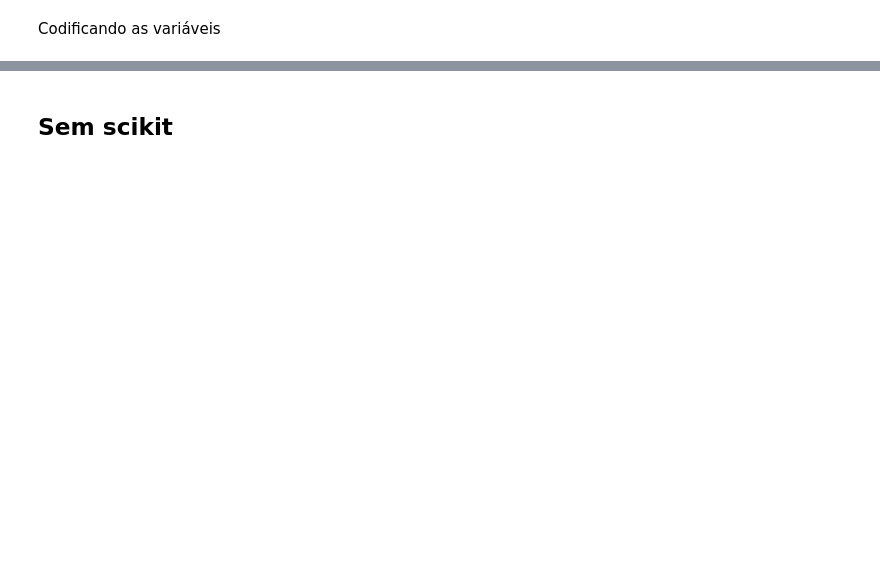
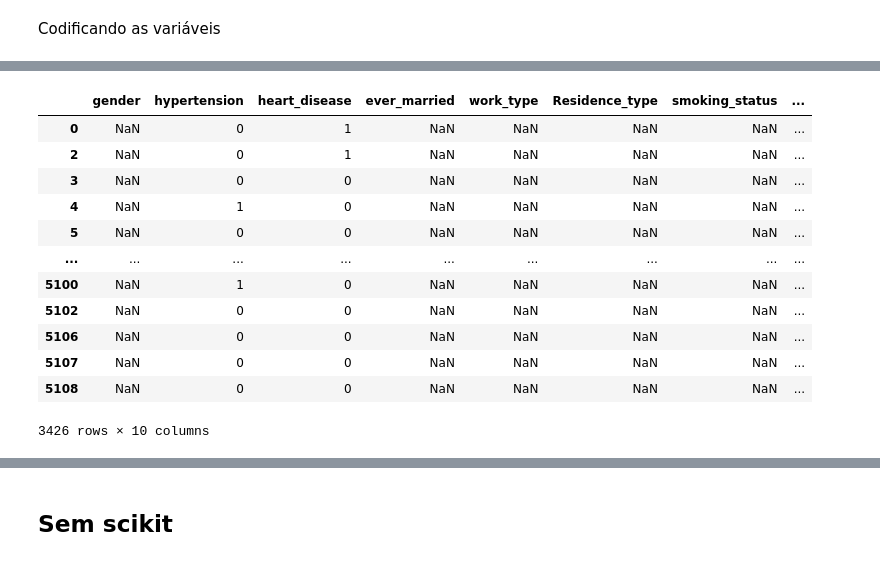
Before and after one commit to mariamaOlive/estatistica-residencia, a Jupyter notebook: projetoEstatisticaDescritiva.ipynb, the cells around one changed output, grey strips where cells are left out. Cells and saved outputs as stored; diff of their text form; code cells hidden in the pictures; blank space fills up the shorter version.

```diff
--- a/projetoEstatisticaDescritiva.ipynb
+++ b/projetoEstatisticaDescritiva.ipynb
@@ -278,57 +275,72 @@ X['gender'] = X['gender'].map({
 'Other':int(2)})
 
 # ever_married
 X['ever_married'] = X['ever_married'].map({
 'Yes':int(1),
 'No':int(0)})
 
 # work_type
 X['work_type'] = X['work_type'].map({
 'Private':int(3),
 'Self-employed':int(4),
 'Govt_job':int(2),
 'children':int(1),
 'Never_worked':int(0)})
 
 # Residence_type
 X['Residence_type'] = X['Residence_type'].map({
 'Urban':int(2),
 'Rural':int(1)})
 
 # smoking_status
 X['smoking_status'] = X['smoking_status'].map({
 'formerly smoked':int(1),
 'never smoked':int(2),
 'smokes':int(3),
 'Unknown':int(0)})
 
-# Faixas
-# Faixa de idades
+X['faixaIdade'] = X['faixaIdade'].astype('category').cat.codes
+X['faixaIMC'] = X['faixaIMC'].astype('category').cat.codes
+X
 
- X['faixaIdade'] = X['faixaIdade'].map({
-     '(0, 10]' : int(1),
-     '(10, 25]' : int(2),
-     '(25, 50]' : int(3),
-     '(50, 75]' : int(4),
-     '(75, 90]' : int(5)
- })
+# X['faixaIdade'] = X['faixaIdade'].map({
+#     '(0, 10]' : int(1),
+#     '(10, 25]' : int(2),
+#     '(25, 50]' : int(3),
+#     '(50, 75]' : int(4),
+#     '(75, 90]' : int(5)
+# })
 
- # Faixa de IMC
- X['faixaIMC'] = X['faixaIMC'].map({
-     '(0.0, 18.5] ' : int(1),
-     '(18.5, 25.0]' : int(2),
-     '(25.0, 30.0]' : int(3),
-     '(30.0, 40.0]': int(4),
-     '(40.0, 100.0]' : int(5)
- })
+# # Faixa de IMC
+# X['faixaIMC'] = X['faixaIMC'].map({
+#     '(0.0, 18.5] ' : int(1),
+#     '(18.5, 25.0]' : int(2),
+#     '(25.0, 30.0]' : int(3),
+#     '(30.0, 40.0]': int(4),
+#     '(40.0, 100.0]' : int(5)
+# })
 
- # Faixa de glicose
- X['faixaGlicose'] = X['faixaGlicose'].map({
-     '(0, 70]' : int(1),
-     '(70, 100]' : int(2),
-     '(100, 125] ' : int(3),
-     '(125, 300]' : int(4)
- })
+# # Faixa de glicose
+# X['faixaGlicose'] = X['faixaGlicose'].map({
+#     '(0, 70]' : int(1),
+#     '(70, 100]' : int(2),
+#     '(100, 125] ' : int(3),
+#     '(125, 300]' : int(4)
+# })
+# %% [output]
+|  | gender | hypertension | heart_disease | ever_married | work_type | Residence_type | smoking_status | ... |
+| 0 | NaN | 0 | 1 | NaN | NaN | NaN | NaN | ... |
+| 2 | NaN | 0 | 1 | NaN | NaN | NaN | NaN | ... |
+| 3 | NaN | 0 | 0 | NaN | NaN | NaN | NaN | ... |
+| 4 | NaN | 1 | 0 | NaN | NaN | NaN | NaN | ... |
+| 5 | NaN | 0 | 0 | NaN | NaN | NaN | NaN | ... |
+| ... | ... | ... | ... | ... | ... | ... | ... | ... |
+| 5100 | NaN | 1 | 0 | NaN | NaN | NaN | NaN | ... |
+| 5102 | NaN | 0 | 0 | NaN | NaN | NaN | NaN | ... |
+| 5106 | NaN | 0 | 0 | NaN | NaN | NaN | NaN | ... |
+| 5107 | NaN | 0 | 0 | NaN | NaN | NaN | NaN | ... |
+| 5108 | NaN | 0 | 0 | NaN | NaN | NaN | NaN | ... |
+3426 rows × 10 columns
 # %%
 y = dados['stroke']
 
```
Also changed, not shown: parts of 8 cells of this notebook.
